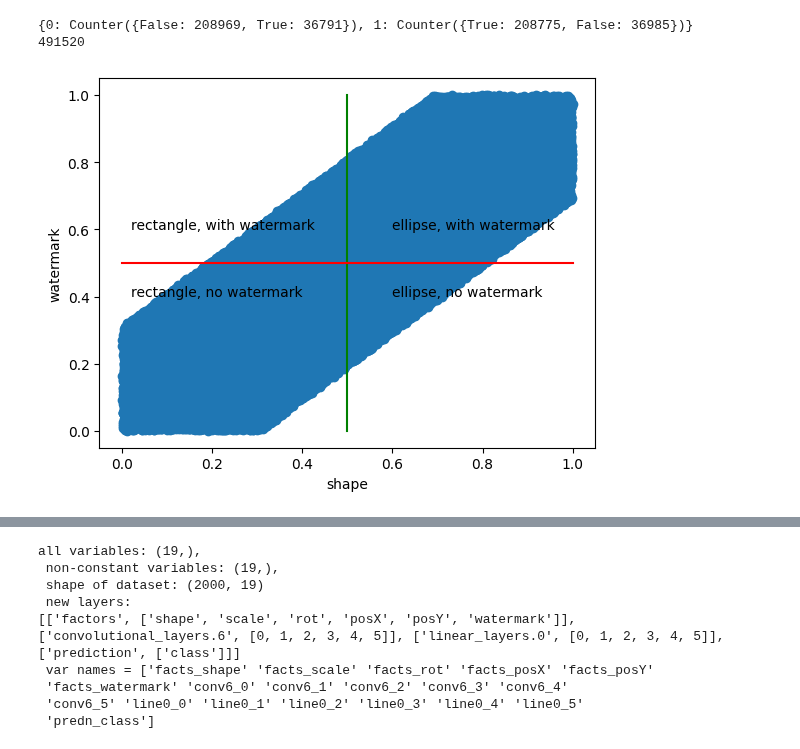
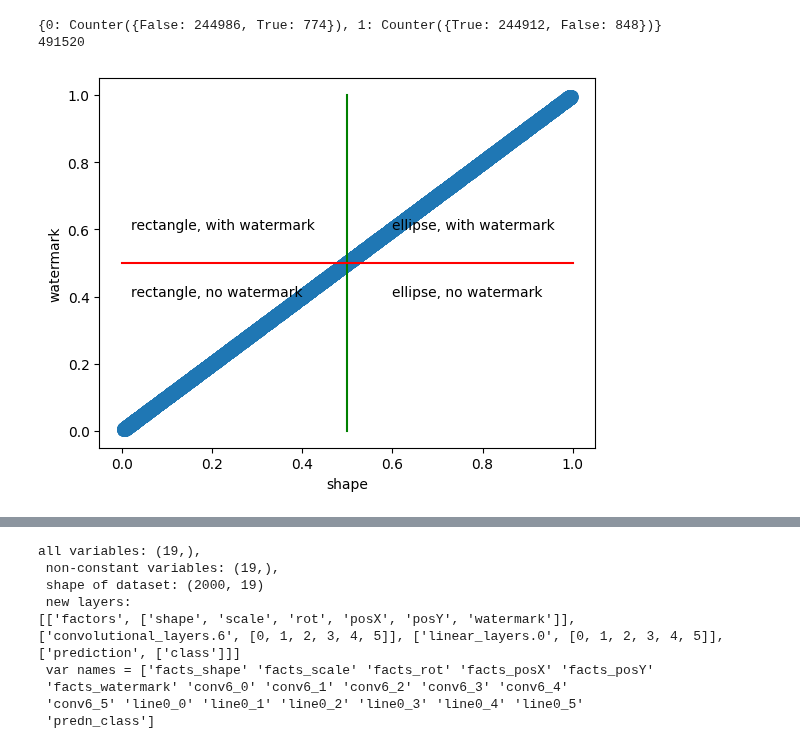
Before and after one commit to lillijo/xai-evaluation-master-thesis, a Jupyter notebook: formalize-experiment/experiment.ipynb, the cells around one changed output, grey strips where cells are left out. Cells and saved outputs as stored; diff of their text form; code cells hidden in the pictures.

```diff
--- a/formalize-experiment/experiment.ipynb
+++ b/formalize-experiment/experiment.ipynb
@@ -25,16 +25,16 @@ from crp_hierarchies import sample_from_categories, average_hierarchies
 %autoreload 2
 # %%
 BATCH_SIZE = 128
-BIAS = 0.69
+BIAS = 0.99
 STRENGTH = 0.5
 NAME = "exp"
 ITEMS_PER_CLASS = 245760
 
 train_ds, train_loader, test_ds, test_loader = get_dataset(BIAS, STRENGTH)
 
 print(len(train_ds))
 # %% [output]
-{0: Counter({False: 208969, True: 36791}), 1: Counter({True: 208775, False: 36985})}
+{0: Counter({False: 244986, True: 774}), 1: Counter({True: 244912, False: 848})}
 491520
-[figure, old version]
+[figure, new version]
 # %%
```
Also changed, not shown: parts of 23 cells of this notebook, 9 other files.
